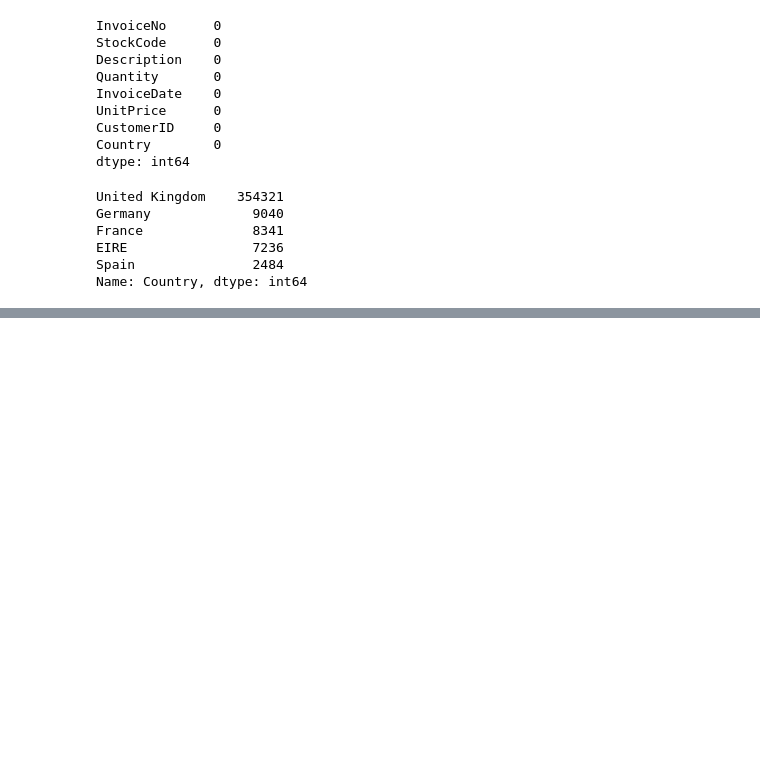
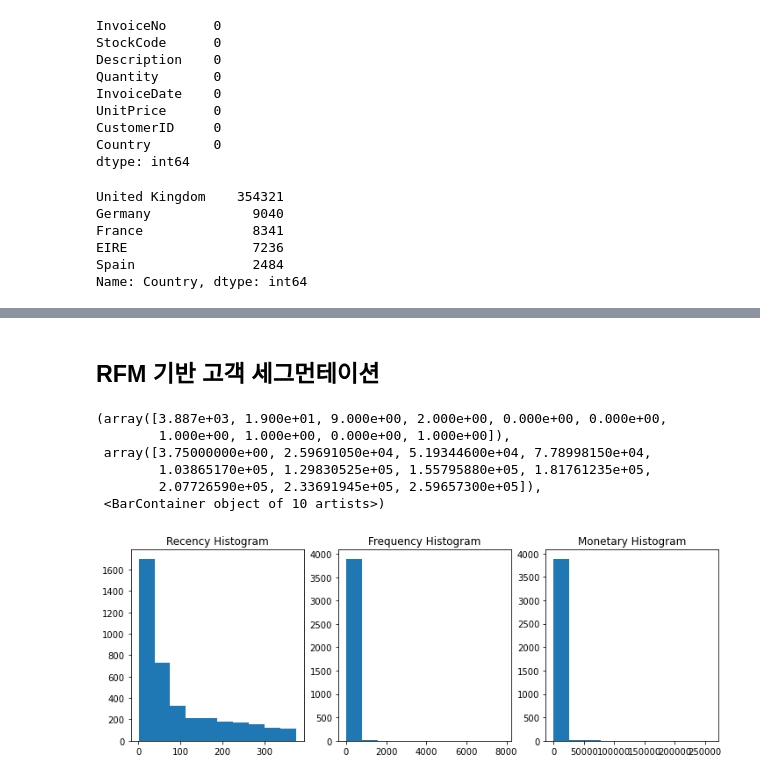
Before and after one commit to data-easyeon/book-ML_perfect_guide, a Jupyter notebook: CHAPTER 07.ipynb, the cells around one changed output, grey strips where cells are left out. Drawn from its saved outputs; the diff is of its cells as text; code cells hidden in the pictures; blank space fills up the shorter version.

```diff
--- a/CHAPTER 07.ipynb
+++ b/CHAPTER 07.ipynb
@@ -773,0 +774,3 @@ print(retail_df.shape)
+# %%
+retail_df['sale_amount'] = retail_df['Quantity'] * retail_df['UnitPrice']
+retail_df['CustomerID'] = retail_df['CustomerID'].astype(int)
@@ -773,0 +798,19 @@ print(retail_df.shape)
+# %%
+# DataFrame의 groupby() 의 multiple 연산을 위해 agg() 이용
+# Recency는 InvoiceDate 컬럼의 max() 에서 데이터 가공
+# Frequency는 InvoiceNo 컬럼의 count(), Monetary value는 sale_amount 컬럼의 sum()
+
+aggregations = {
+    'InvoiceDate': 'max',
+    'InvoiceNo': 'count',
+    'sale_amount':'sum'
+}
+cust_df = retail_df.groupby('CustomerID').agg(aggregations)
+# groupby된 결과 컬럼값을 Recency, Frequency, Monetary로 변경
+cust_df = cust_df.rename(columns = {'InvoiceDate':'Recency',
+                                    'InvoiceNo':'Frequency',
+                                    'sale_amount':'Monetary'
+                                   }
+                        )
+cust_df = cust_df.reset_index()
+cust_df.head(3)
@@ -773,0 +822,7 @@ print(retail_df.shape)
+# %%
+import datetime as dt
+
+cust_df['Recency'] = dt.datetime(2011,12,10) - cust_df['Recency']
+cust_df['Recency'] = cust_df['Recency'].apply(lambda x: x.days+1)
+print('cust_df 로우와 컬럼 건수는 ',cust_df.shape)
+cust_df.head(3)
@@ -773,0 +835,20 @@ print(retail_df.shape)
+# %% [markdown]
+## RFM 기반 고객 세그먼테이션
+# %%
+fig, (ax1,ax2,ax3) = plt.subplots(figsize=(12,4), nrows=1, ncols=3)
+ax1.set_title('Recency Histogram')
+ax1.hist(cust_df['Recency'])
+
+ax2.set_title('Frequency Histogram')
+ax2.hist(cust_df['Frequency'])
+
+ax3.set_title('Monetary Histogram')
+ax3.hist(cust_df['Monetary'])
+# %% [output]
+(array([3.887e+03, 1.900e+01, 9.000e+00, 2.000e+00, 0.000e+00, 0.000e+00,
+        1.000e+00, 1.000e+00, 0.000e+00, 1.000e+00]),
+ array([3.75000000e+00, 2.59691050e+04, 5.19344600e+04, 7.78998150e+04,
+        1.03865170e+05, 1.29830525e+05, 1.55795880e+05, 1.81761235e+05,
+        2.07726590e+05, 2.33691945e+05, 2.59657300e+05]),
+ <BarContainer object of 10 artists>)
+[figure, added]
```
Also changed, not shown: parts of 17 cells of this notebook.
